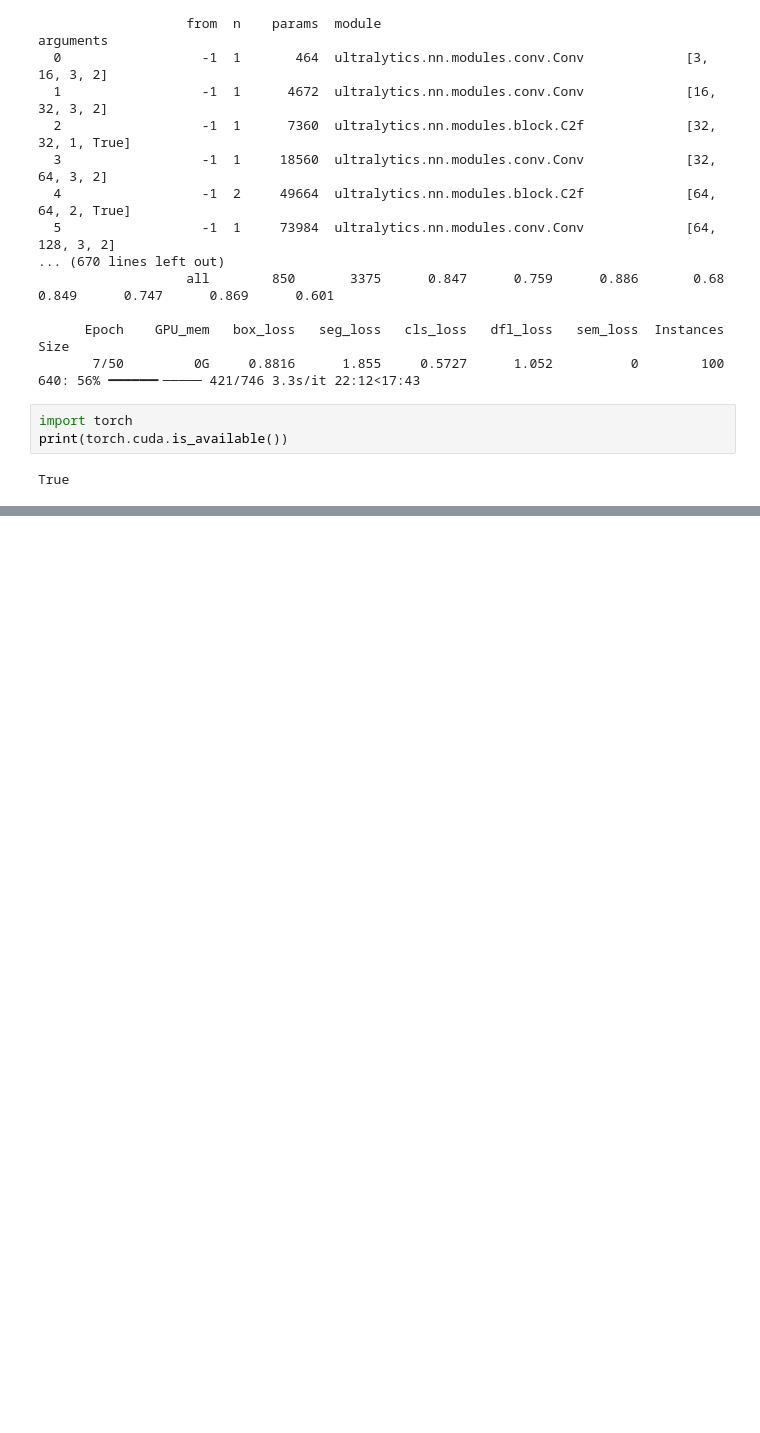
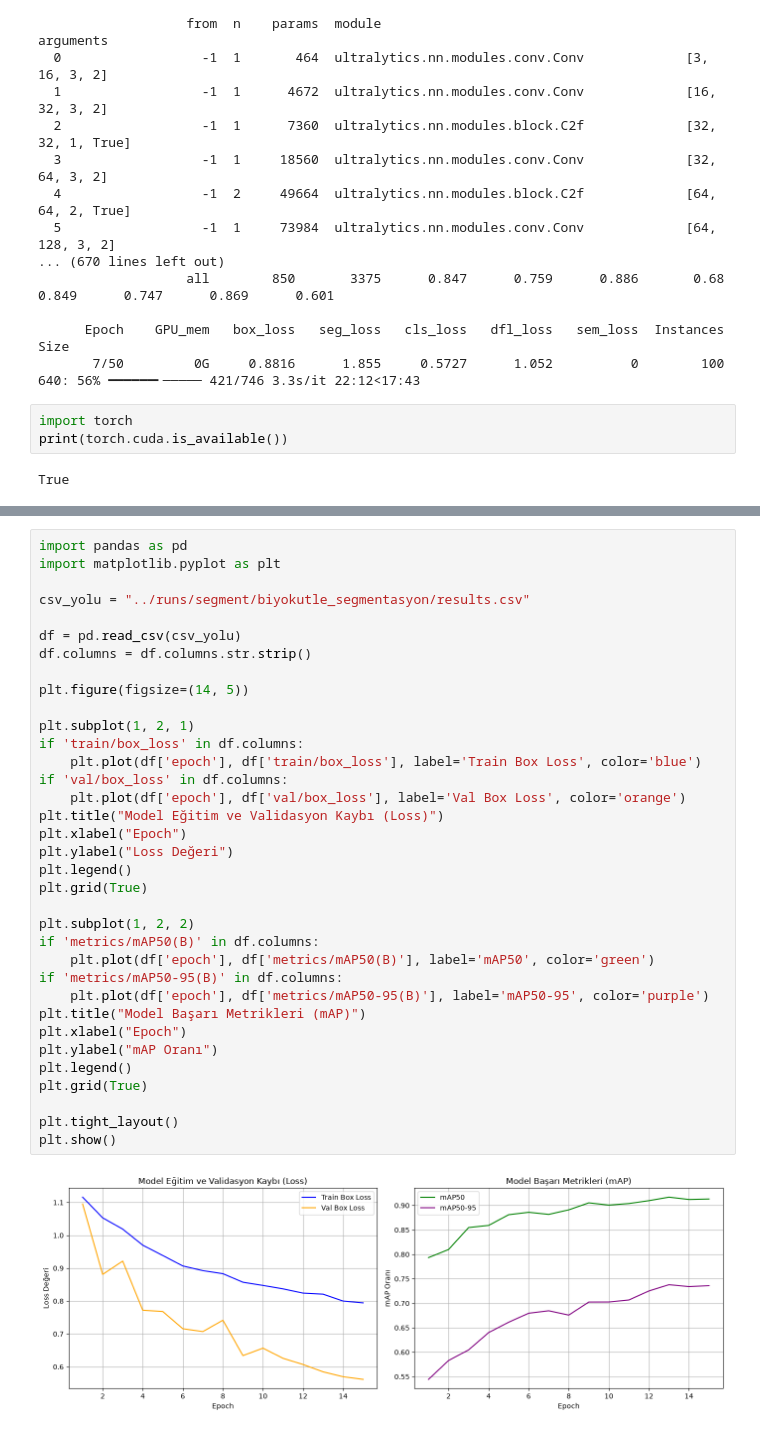
Before and after one commit to iclalolkky/BiyokutleBuyumeTakibi, a Jupyter notebook: notebooks/yolo_veri_hazirligi.ipynb, the cells around one changed output, grey strips where cells are left out. Cells and saved outputs as stored; diff of their text form; blank space fills up the shorter version.

```diff
--- a/notebooks/yolo_veri_hazirligi.ipynb
+++ b/notebooks/yolo_veri_hazirligi.ipynb
@@ -187,0 +306,37 @@ Results saved to C:\Users\iclalolukkaya\PycharmProjects\BiyokutleBuyumeTakibi\ru
+# %%
+import pandas as pd
+import matplotlib.pyplot as plt
+
+csv_yolu = "../runs/segment/biyokutle_segmentasyon/results.csv"
+
+df = pd.read_csv(csv_yolu)
+df.columns = df.columns.str.strip()
+
+plt.figure(figsize=(14, 5))
+
+plt.subplot(1, 2, 1)
+if 'train/box_loss' in df.columns:
+    plt.plot(df['epoch'], df['train/box_loss'], label='Train Box Loss', color='blue')
+if 'val/box_loss' in df.columns:
+    plt.plot(df['epoch'], df['val/box_loss'], label='Val Box Loss', color='orange')
+plt.title("Model Eğitim ve Validasyon Kaybı (Loss)")
+plt.xlabel("Epoch")
+plt.ylabel("Loss Değeri")
+plt.legend()
+plt.grid(True)
+
+plt.subplot(1, 2, 2)
+if 'metrics/mAP50(B)' in df.columns:
+    plt.plot(df['epoch'], df['metrics/mAP50(B)'], label='mAP50', color='green')
+if 'metrics/mAP50-95(B)' in df.columns:
+    plt.plot(df['epoch'], df['metrics/mAP50-95(B)'], label='mAP50-95', color='purple')
+plt.title("Model Başarı Metrikleri (mAP)")
+plt.xlabel("Epoch")
+plt.ylabel("mAP Oranı")
+plt.legend()
+plt.grid(True)
+
+plt.tight_layout()
+plt.show()
+# %% [output]
+[figure, added]
```
Also changed, not shown: parts of 2 cells of this notebook.
